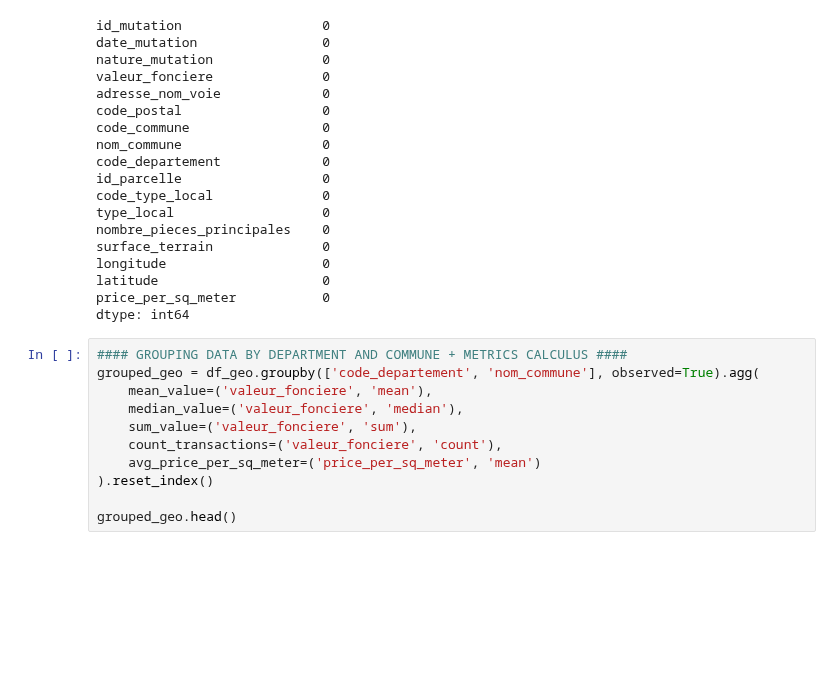
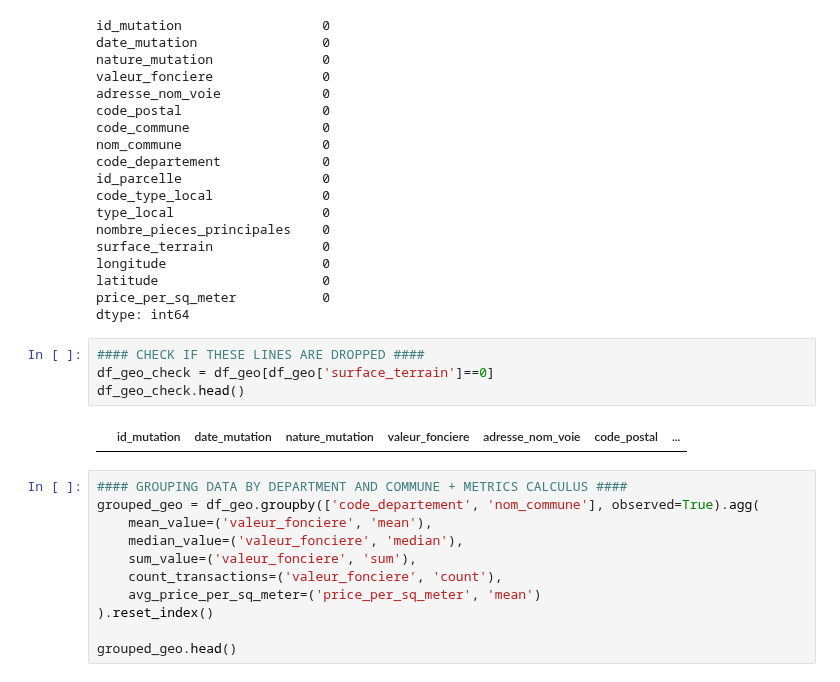
Before and after one commit to Kal3idoscope/Land-data-analysis-French-market, a Jupyter notebook: interactive_maps_geo.ipynb, the cells around one changed output. Drawn from its saved outputs; the diff is of its cells as text; blank space fills up the shorter version.

```diff
--- a/interactive_maps_geo.ipynb
+++ b/interactive_maps_geo.ipynb
@@ -160,6 +160,12 @@ longitude                    0
 latitude                     0
 price_per_sq_meter           0
 dtype: int64
+# %%
+#### CHECK IF THESE LINES ARE DROPPED ####
+df_geo_check = df_geo[df_geo['surface_terrain']==0]
+df_geo_check.head()
+# %% [output]
+|  | id_mutation | date_mutation | nature_mutation | valeur_fonciere | adresse_nom_voie | code_postal | ... |
 # %%
 #### GROUPING DATA BY DEPARTMENT AND COMMUNE + METRICS CALCULUS ####
 grouped_geo = df_geo.groupby(['code_departement', 'nom_commune'], observed=True).agg(
```
Also changed, not shown: parts of 5 cells of this notebook, 1 other file.
